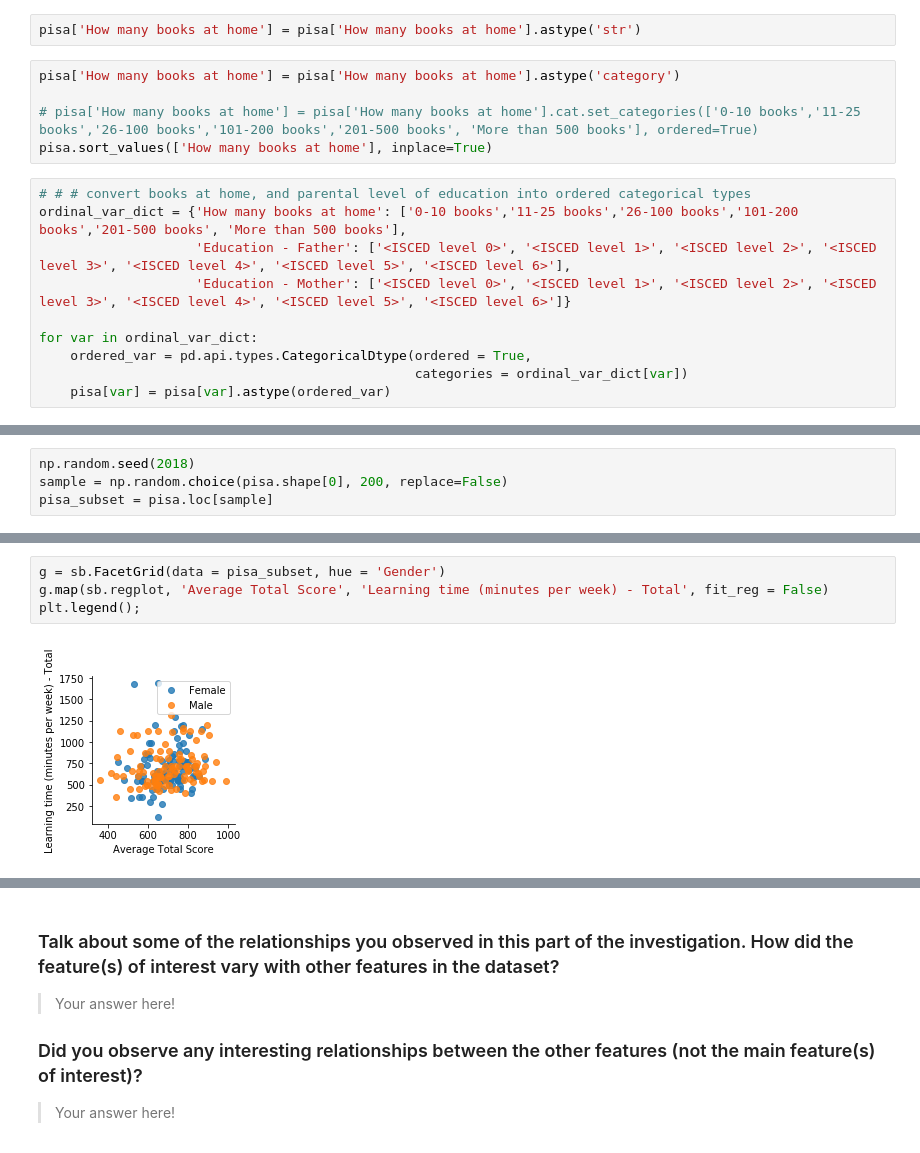
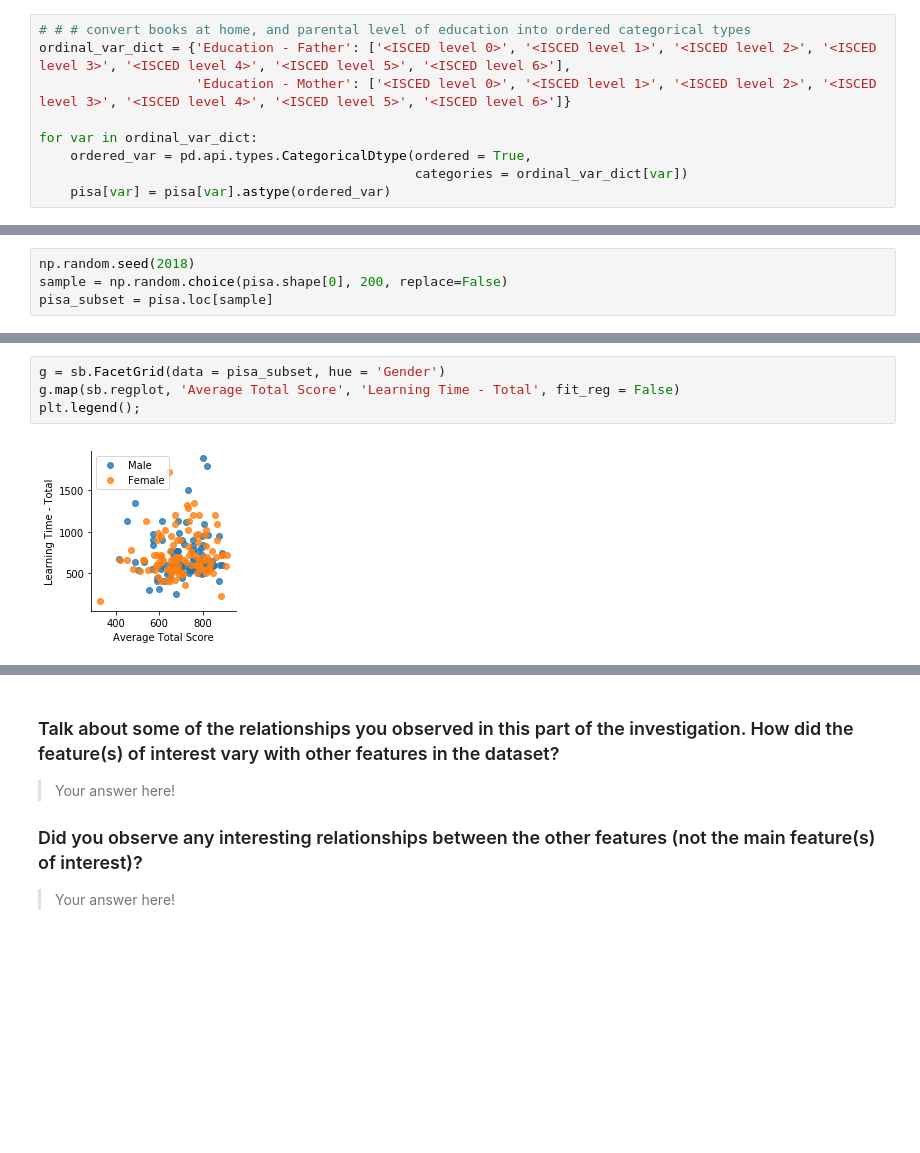
Before and after one commit to Dyke-F/Pisa-Data-Analysis, a Jupyter notebook: pisa_exploration.ipynb, the cells around one changed output, grey strips where cells are left out. Drawn from its saved outputs; the diff is of its cells as text; blank space fills up the shorter version.

Commit message:
Remove books variable from exploration

```diff
--- a/pisa_exploration.ipynb
+++ b/pisa_exploration.ipynb
@@ -117,15 +106,7 @@ pisa['Education - Mother'].value_counts()
 Name: Education - Mother, dtype: int64
-# %%
-pisa['How many books at home'] = pisa['How many books at home'].astype('str')
-# %%
-pisa['How many books at home'] = pisa['How many books at home'].astype('category')
-
-# pisa['How many books at home'] = pisa['How many books at home'].cat.set_categories(['0-10 books','11-25 books','26-100 books','101-200 books','201-500 books', 'More than 500 books'], ordered=True)
-pisa.sort_values(['How many books at home'], inplace=True)
 # %%
 # # # convert books at home, and parental level of education into ordered categorical types
-ordinal_var_dict = {'How many books at home': ['0-10 books','11-25 books','26-100 books','101-200 books','201-500 books', 'More than 500 books'],
-                    'Education - Father': ['<ISCED level 0>', '<ISCED level 1>', '<ISCED level 2>', '<ISCED level 3>', '<ISCED level 4>', '<ISCED level 5>', '<ISCED level 6>'],
+ordinal_var_dict = {'Education - Father': ['<ISCED level 0>', '<ISCED level 1>', '<ISCED level 2>', '<ISCED level 3>', '<ISCED level 4>', '<ISCED level 5>', '<ISCED level 6>'],
                     'Education - Mother': ['<ISCED level 0>', '<ISCED level 1>', '<ISCED level 2>', '<ISCED level 3>', '<ISCED level 4>', '<ISCED level 5>', '<ISCED level 6>']}
 
 for var in ordinal_var_dict:
@@ -640,7 +584,7 @@ plt.legend();
 # %%
 g = sb.FacetGrid(data = pisa_subset, hue = 'Gender')
-g.map(sb.regplot, 'Average Total Score', 'Learning time (minutes per week) - Total', fit_reg = False)
+g.map(sb.regplot, 'Average Total Score', 'Learning Time - Total', fit_reg = False)
 plt.legend();
 # %% [output]
-[figure, old version]
+[figure, new version]
 # %%
```
Also changed, not shown: parts of 54 cells of this notebook.
